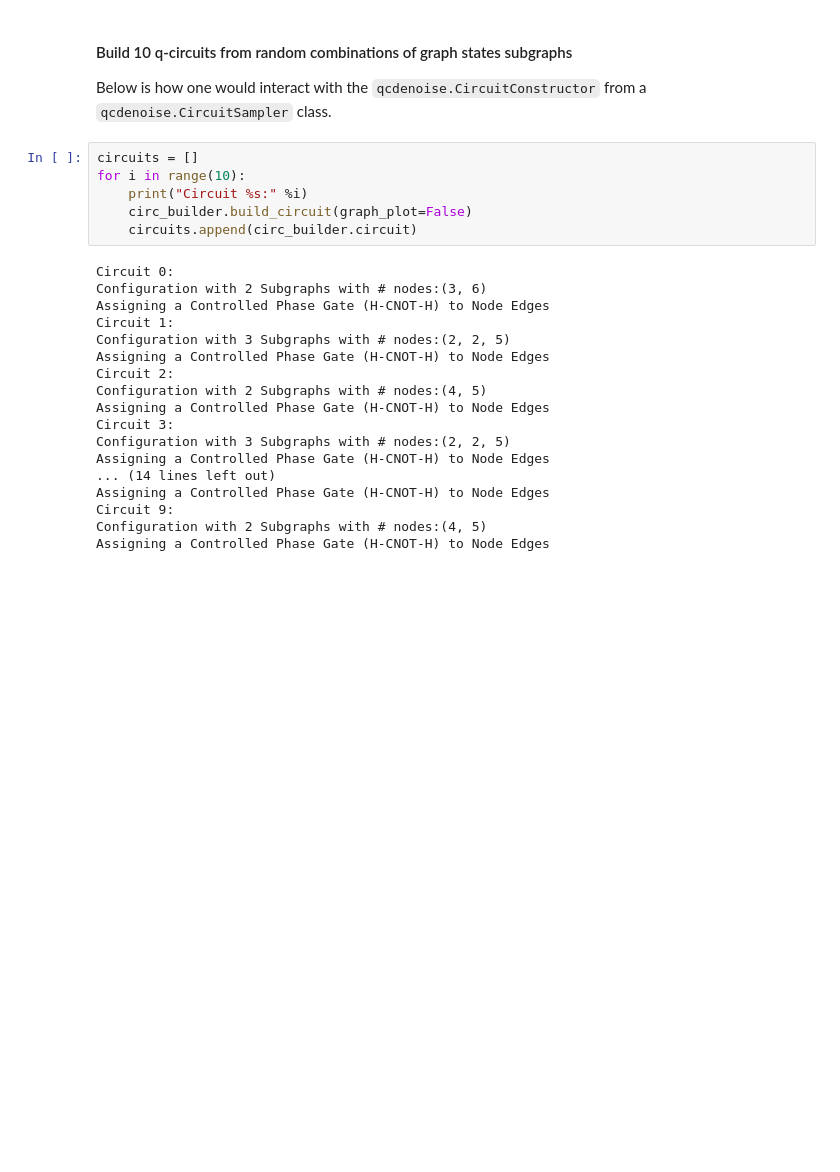
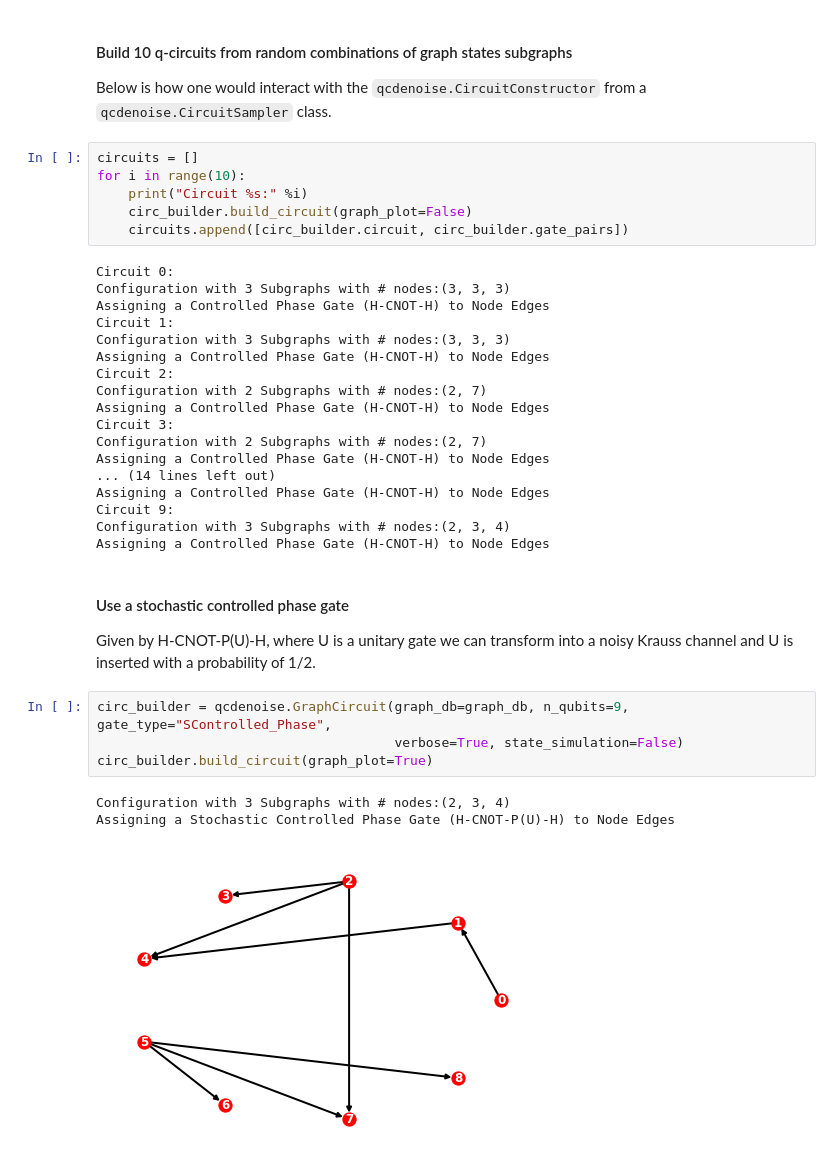
Before and after one commit to nlaanait/qcdenoise, a Jupyter notebook: examples/graph_circuits.ipynb, the cells around one changed output. Drawn from its saved outputs; the diff is of its cells as text; blank space fills up the shorter version.

Commit message:
adding a stochastic controlled phase gate to graph-based circuits
Former-commit-id: db6e29c46ec201c7637ad04e2668e8889f1d7314

```diff
--- a/examples/graph_circuits.ipynb
+++ b/examples/graph_circuits.ipynb
@@ -31,22 +35,33 @@ circuits = []
 for i in range(10):
     print("Circuit %s:" %i)
     circ_builder.build_circuit(graph_plot=False)
-    circuits.append(circ_builder.circuit)
+    circuits.append([circ_builder.circuit, circ_builder.gate_pairs])
 # %% [output]
 Circuit 0:
-Configuration with 2 Subgraphs with # nodes:(3, 6)
+Configuration with 3 Subgraphs with # nodes:(3, 3, 3)
 Assigning a Controlled Phase Gate (H-CNOT-H) to Node Edges
 Circuit 1:
-Configuration with 3 Subgraphs with # nodes:(2, 2, 5)
+Configuration with 3 Subgraphs with # nodes:(3, 3, 3)
 Assigning a Controlled Phase Gate (H-CNOT-H) to Node Edges
 Circuit 2:
-Configuration with 2 Subgraphs with # nodes:(4, 5)
+Configuration with 2 Subgraphs with # nodes:(2, 7)
 Assigning a Controlled Phase Gate (H-CNOT-H) to Node Edges
 Circuit 3:
-Configuration with 3 Subgraphs with # nodes:(2, 2, 5)
+Configuration with 2 Subgraphs with # nodes:(2, 7)
 Assigning a Controlled Phase Gate (H-CNOT-H) to Node Edges
 ... (14 lines left out)
 Assigning a Controlled Phase Gate (H-CNOT-H) to Node Edges
 Circuit 9:
-Configuration with 2 Subgraphs with # nodes:(4, 5)
+Configuration with 3 Subgraphs with # nodes:(2, 3, 4)
 Assigning a Controlled Phase Gate (H-CNOT-H) to Node Edges
+# %% [markdown]
+#### Use a stochastic controlled phase gate
+Given by H-CNOT-P(U)-H, where U is a unitary gate we can transform into a noisy Krauss channel and U is inserted with a probability of 1/2.
+# %%
+circ_builder = qcdenoise.GraphCircuit(graph_db=graph_db, n_qubits=9, gate_type="SControlled_Phase",
+                                      verbose=True, state_simulation=False)
+circ_builder.build_circuit(graph_plot=True)
+# %% [output]
+Configuration with 3 Subgraphs with # nodes:(2, 3, 4)
+Assigning a Stochastic Controlled Phase Gate (H-CNOT-P(U)-H) to Node Edges
+[figure, added]
```
Also changed, not shown: parts of 5 cells of this notebook, 1 other file.
